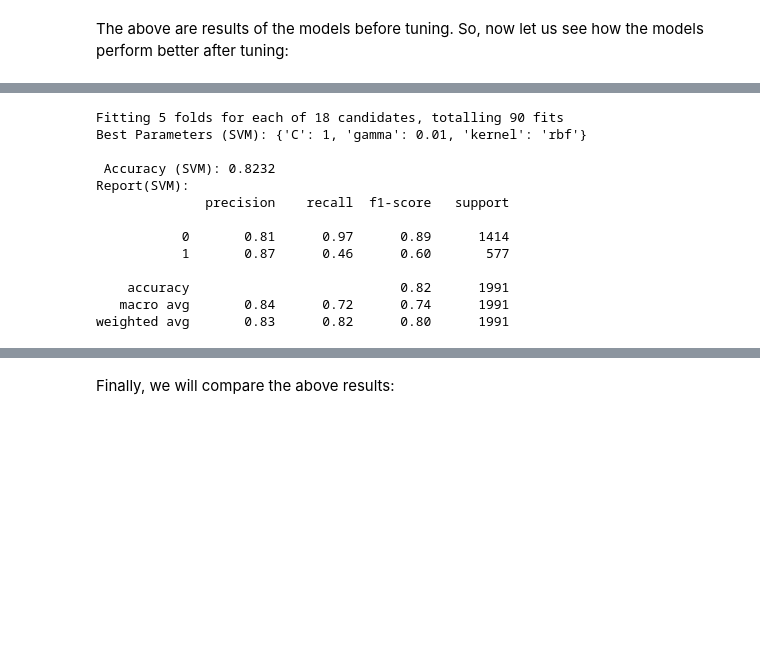
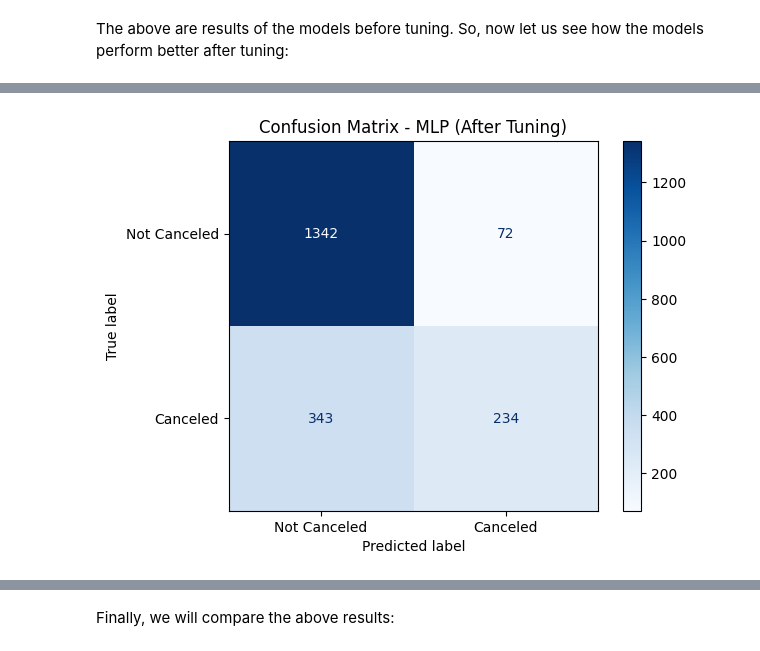
Before and after one commit to Shubhamk0703/Final-Project-23017935-, a Jupyter notebook: CODE_for_small_data(23017935).ipynb, the cells around one changed output, grey strips where cells are left out. Saved outputs shown, nothing was run; the diff lists cells and outputs as text; code cells hidden in the pictures; blank space fills up the shorter version.

```diff
--- a/CODE_for_small_data(23017935).ipynb
+++ b/CODE_for_small_data(23017935).ipynb
@@ -690,9 +747,15 @@ print("Best Parameters (MLP):", mlp_grid.best_params_)
 best_mlp = mlp_grid.best_estimator_
 mlp_pred = best_mlp.predict(X_test)
 
-print(f"\n Accuracy (MLP): {accuracy_score(y_test, mlp_pred):.4f}")
-print("Report (MLP):")
+print(f"\nAccuracy (MLP): {accuracy_score(y_test, mlp_pred):.4f}")
+print("Classification Report (MLP):")
 print(classification_report(y_test, mlp_pred))
+
+cm_mlp = confusion_matrix(y_test, mlp_pred)
+disp_mlp = ConfusionMatrixDisplay(confusion_matrix=cm_mlp, display_labels=["Not Canceled", "Canceled"])
+disp_mlp.plot(cmap='Blues')
+plt.title("Confusion Matrix - MLP (After Tuning)")
+plt.show()
 # %% [output]
 Fitting 5 folds for each of 24 candidates, totalling 120 fits
 Best Parameters (MLP): {'activation': 'relu', 'alpha': 0.001, 'hidden_layer_sizes': (100,), 'learning_rate': 'constant', 'max_iter': 200, 'solver': 'adam'}
@@ -702,45 +765,12 @@ Report (MLP):
               precision    recall  f1-score   support
 
            0       0.80      0.95      0.87      1414
            1       0.76      0.41      0.53       577
 
     accuracy                           0.79      1991
    macro avg       0.78      0.68      0.70      1991
 weighted avg       0.79      0.79      0.77      1991
+[figure, added]
-# %%
-svm_param_grid = {
-    'C': [0.1, 1, 10],
-    'gamma': [1, 0.1, 0.01],
-    'kernel': ['rbf', 'linear']
-}
-
-svm = SVC(probability=True)
-
-svm_grid = GridSearchCV(svm, svm_param_grid, scoring='accuracy', cv=5, verbose=1, n_jobs=-1)
-svm_grid.fit(X_train, y_train)
-
-print("Best Parameters (SVM):", svm_grid.best_params_)
-
-best_svm = svm_grid.best_estimator_
-svm_pred = best_svm.predict(X_test)
-
-print(f"\n Accuracy (SVM): {accuracy_score(y_test, svm_pred):.4f}")
-print("Report(SVM):")
-print(classification_report(y_test, svm_pred))
-# %% [output]
-Fitting 5 folds for each of 18 candidates, totalling 90 fits
-Best Parameters (SVM): {'C': 1, 'gamma': 0.01, 'kernel': 'rbf'}
-
- Accuracy (SVM): 0.8232
-Report(SVM):
-              precision    recall  f1-score   support
-
-           0       0.81      0.97      0.89      1414
-           1       0.87      0.46      0.60       577
-
-    accuracy                           0.82      1991
-   macro avg       0.84      0.72      0.74      1991
-weighted avg       0.83      0.82      0.80      1991
 # %%
 rf_param_grid = {
     'n_estimators': [100, 200],
```
Also changed, not shown: parts of 13 cells of this notebook.
